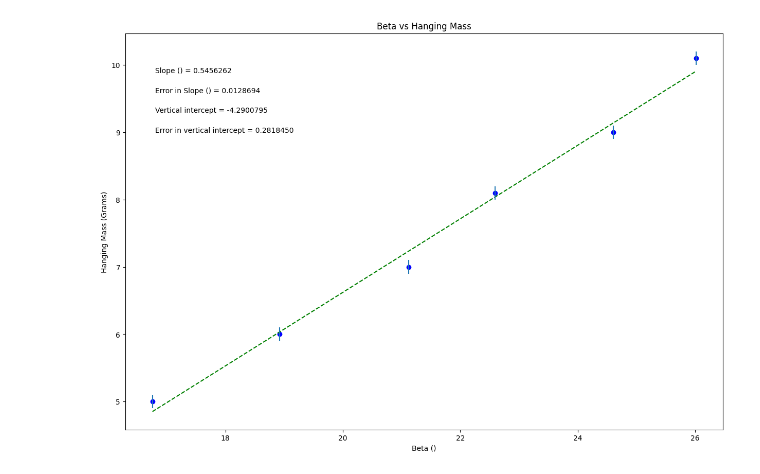
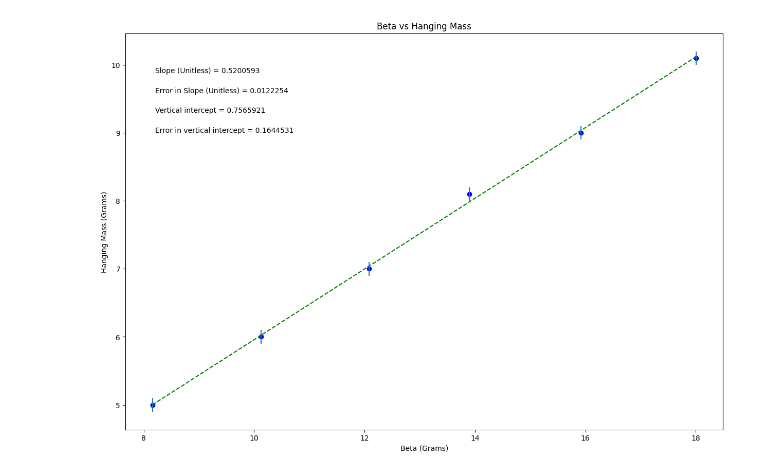
Before and after one commit to chris-jenemann/PHSX-Lab, a Jupyter notebook: Lab_4.ipynb, the cells around one changed output. Cells and saved outputs as stored; diff of their text form; code cells hidden in the pictures.

```diff
--- a/Lab_4.ipynb
+++ b/Lab_4.ipynb
@@ -19,7 +19,7 @@ import matplotlib.pyplot as plt
 #variable names should start with a letter and must contain only letters, numbers, and underscores
 
 
-Beta = np.array([16.75526352,18.92354319,21.11856408,22.59461695,24.60907577,26.01555378])
+Beta = np.array([8.159813332, 10.1240956, 12.07981865, 13.89568942, 15.92207202, 18.00276321])
 
 Hanging_Mass = np.array([5.0, 6, 7, 8.1, 9, 10.1])
 
@@ -40,7 +40,7 @@ dy = err_Hanging_Mass        #this should be your error in y array
 plot_title= 'Beta vs Hanging Mass'
 x_label= 'Beta (Grams)'
 y_label= 'Hanging Mass (Grams)'
-slope_units= 'Grams'
+slope_units= 'Unitless'
 
 #UPDATE ANNOTATION PLACEMENT SO IT'S OUT OF WAY OF PLOTTED DATA AND BEST FIT LINE
 #integer from 1 to 4, top R corner is 1 (counter-clockwise from there)
@@ -92,31 +92,31 @@ elif annotation_placement==3 or annotation_placement==4:
 #Don't need to change anything in this section!
 
 #Plot data on graph. Plot error bars and place values for slope,
 #error in slope, and vertical intercept (plus error) on the plot using "annotate"
 
 plt.figure(figsize=(15,10))
 
 plt.plot(x, fit, color='green', linestyle='--')
 plt.scatter(x, y, color='blue', marker='o')
 
 plt.xlabel(x_label)
 plt.ylabel(y_label)
 plt.title(plot_title)
 
 plt.errorbar(x, y, yerr=dy, xerr=None, fmt="none") #don't need to plot x error bars
 
 plt.annotate('Slope ({}) = {value:.{digits}f}'.format(slope_units,value=m, digits=7),
              (xpos, ypos[0]), xycoords='axes fraction')
 
 plt.annotate('Error in Slope ({}) = {value:.{digits}f}'.format(slope_units,value=dm, digits=7),
              (xpos, ypos[1]), xycoords='axes fraction')
 
 plt.annotate('Vertical intercept = {value:.{digits}f}'.format(value=b, digits=7),
              (xpos, ypos[2]), xycoords='axes fraction')
 
 plt.annotate('Error in vertical intercept = {value:.{digits}f}'.format(value=db, digits=7),
              (xpos, ypos[3]), xycoords='axes fraction')
 
 plt.show()
 # %% [output]
-[figure, old version]
+[figure, new version]
```
